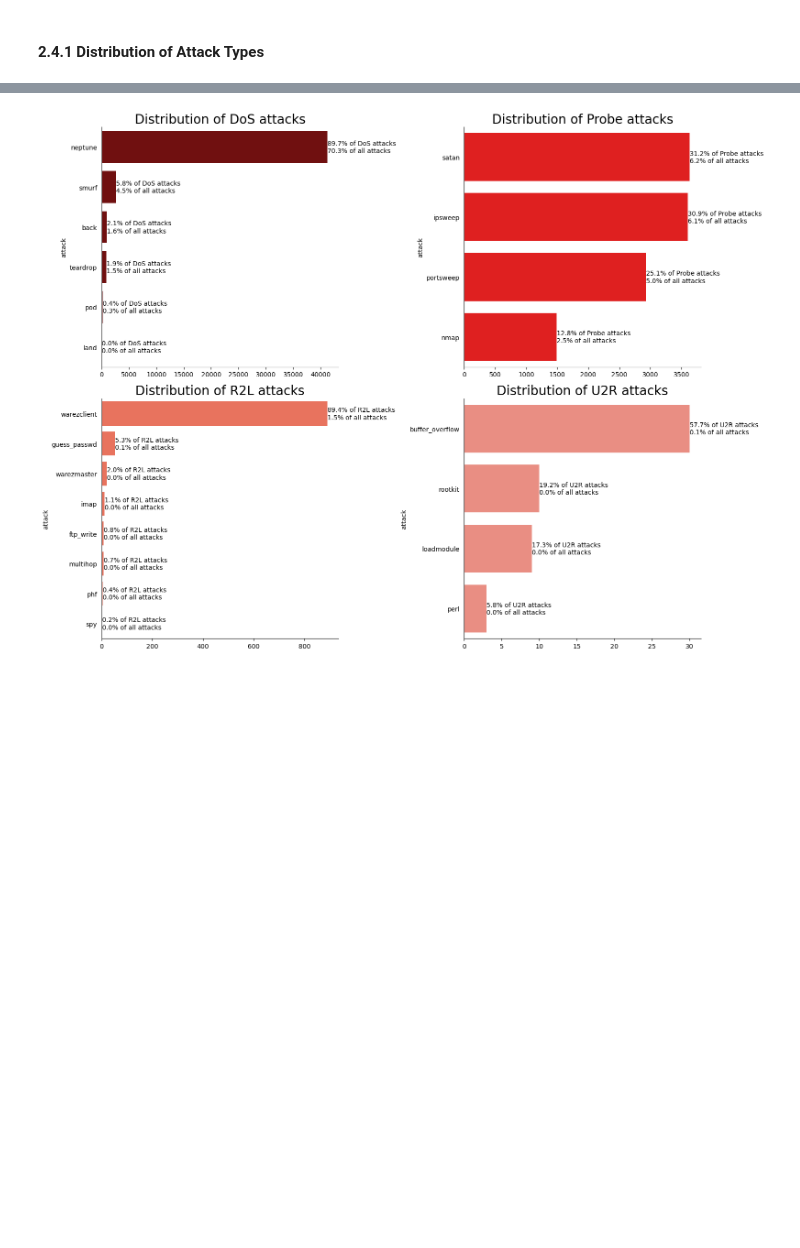
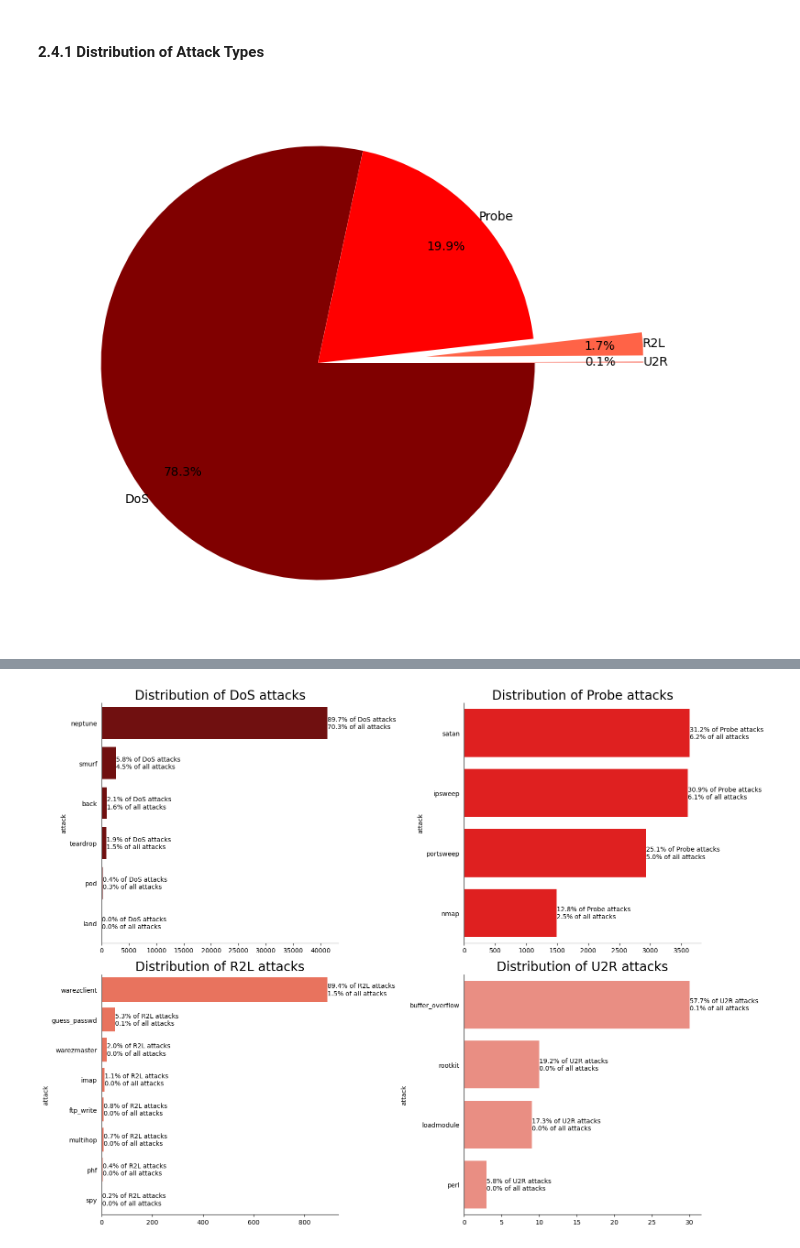
Before and after one commit to ad250997/Network-Anomaly-Detection, a Jupyter notebook: notebooks/complete_experimentation.ipynb, the cells around one changed output, grey strips where cells are left out. Drawn from its saved outputs; the diff is of its cells as text; code cells hidden in the pictures; blank space fills up the shorter version.

```diff
--- a/notebooks/complete_experimentation.ipynb
+++ b/notebooks/complete_experimentation.ipynb
@@ -599,3 +611,16 @@ plt.show()
 ### 2.4 Multivariate Analysis (Attack Types: DoS/Probe/R2L/U2R)
 # %% [markdown]
 #### 2.4.1 Distribution of Attack Types
+# %%
+plt.figure(figsize=(8,8))
+plt.pie(attacktypes_within_attacks.value_counts(),
+        labels=attacktypes_within_attacks.value_counts().index,
+        explode=[0,0] + [0.5]*(attacktypes_within_attacks.nunique()-2),
+        autopct='%1.1f%%',
+        counterclock=False,
+        pctdistance=0.8,
+        labeldistance=1,
+        colors=['maroon','red','tomato','salmon'], )
+plt.show()
+# %% [output]
+[figure, added]
```
Also changed, not shown: parts of 12 cells of this notebook.
